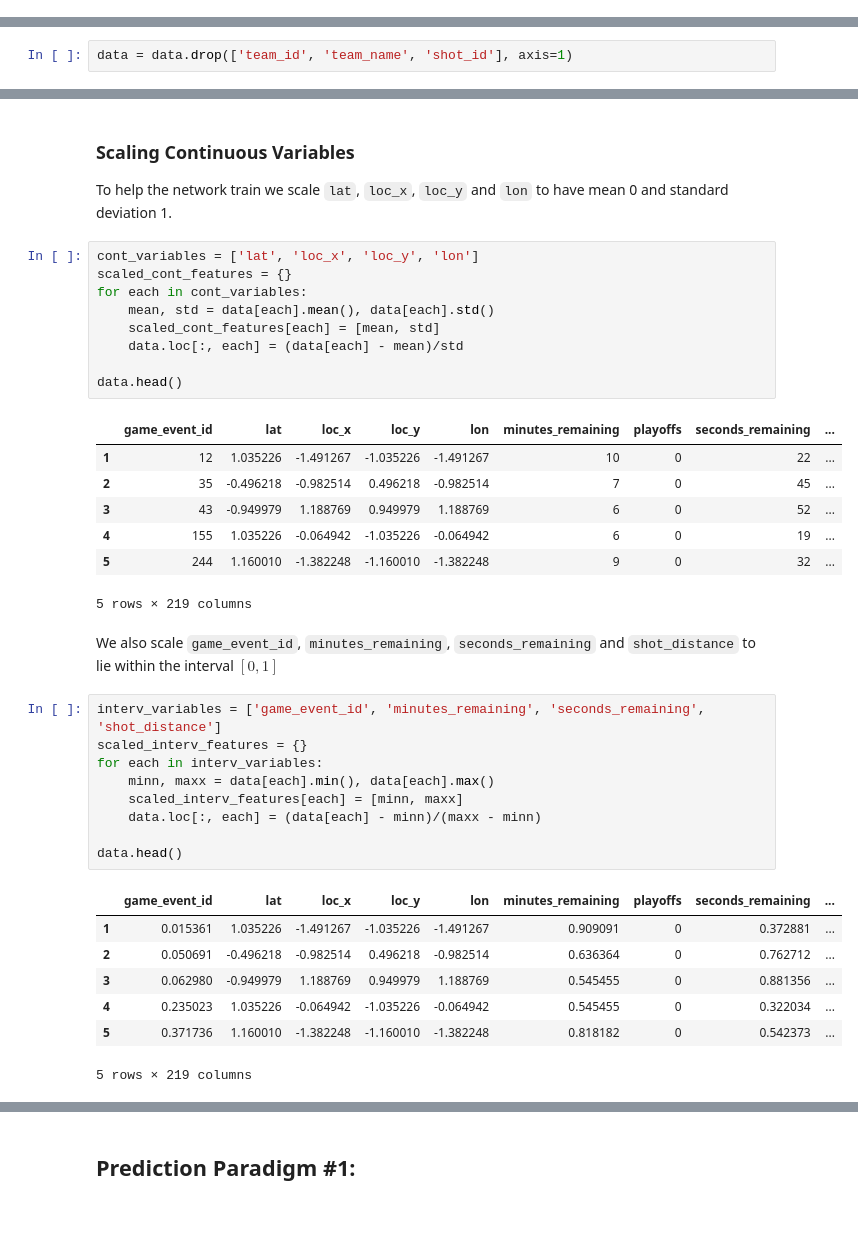
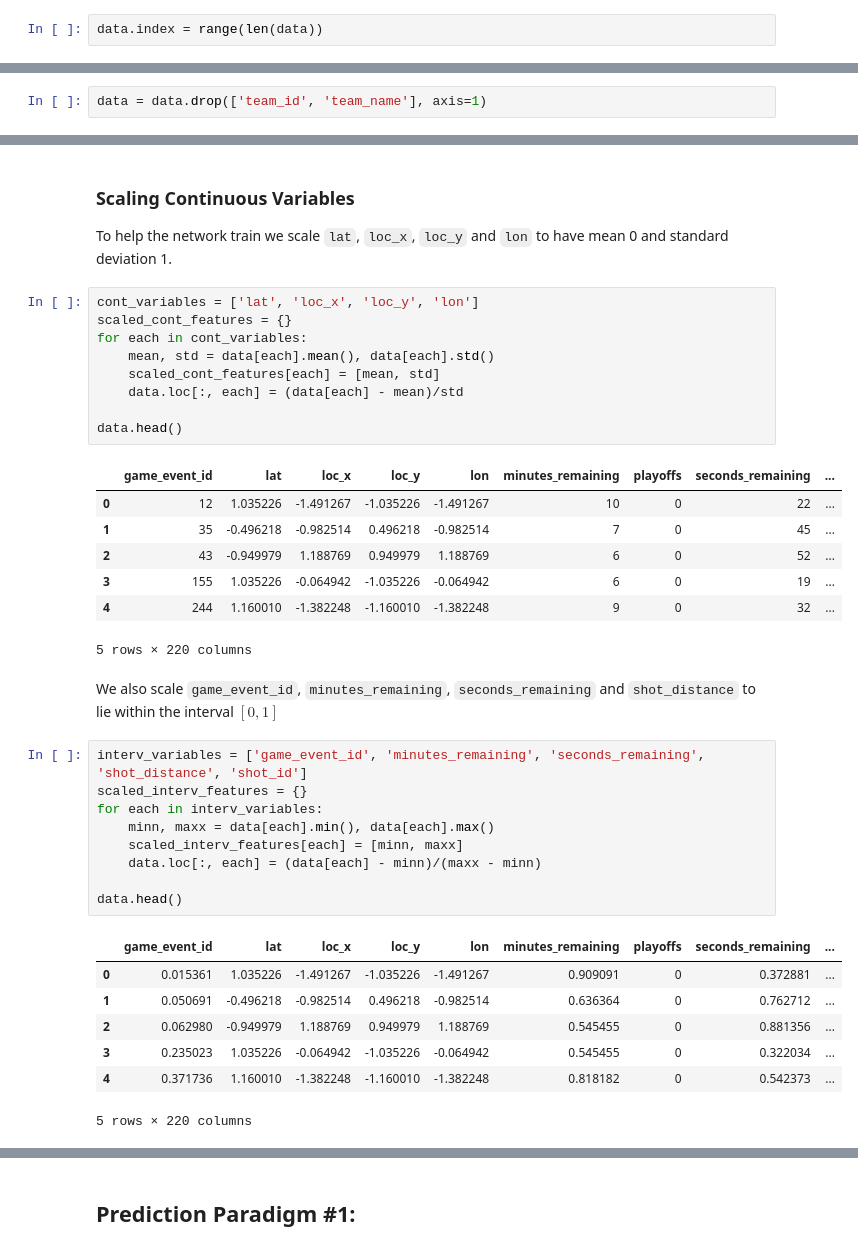
Before and after one commit to andrewrosss/kobe_shot_selection, a Jupyter notebook: kobenn.ipynb, the cells around one changed output, grey strips where cells are left out. Cells and saved outputs as stored; diff of their text form; blank space fills up the shorter version.

Commit message:
add 'shot_id' to the data that the model trains on

```diff
--- a/kobenn.ipynb
+++ b/kobenn.ipynb
@@ -74 +76,3 @@ Name: shot_made_flag, dtype: float64
+# %%
+data.index = range(len(data))
 # %% [markdown]
@@ -88,5 +90,5 @@ The `team_id` and `team_name` features are constant and not useful - we'll remov
 # %%
-data = data.drop(['team_id', 'team_name', 'shot_id'], axis=1)
+data = data.drop(['team_id', 'team_name'], axis=1)
 # %% [markdown]
 Lastly, we'll drop the date, only because I need to find a nice way to incorporate it ...
 # %%
@@ -135,31 +137,31 @@ for each in cont_variables:
 data.head()
 # %% [output]
 |  | game_event_id | lat | loc_x | loc_y | lon | minutes_remaining | playoffs | seconds_remaining | ... |
-| 1 | 12 | 1.035226 | -1.491267 | -1.035226 | -1.491267 | 10 | 0 | 22 | ... |
-| 2 | 35 | -0.496218 | -0.982514 | 0.496218 | -0.982514 | 7 | 0 | 45 | ... |
-| 3 | 43 | -0.949979 | 1.188769 | 0.949979 | 1.188769 | 6 | 0 | 52 | ... |
-| 4 | 155 | 1.035226 | -0.064942 | -1.035226 | -0.064942 | 6 | 0 | 19 | ... |
-| 5 | 244 | 1.160010 | -1.382248 | -1.160010 | -1.382248 | 9 | 0 | 32 | ... |
+| 0 | 12 | 1.035226 | -1.491267 | -1.035226 | -1.491267 | 10 | 0 | 22 | ... |
+| 1 | 35 | -0.496218 | -0.982514 | 0.496218 | -0.982514 | 7 | 0 | 45 | ... |
+| 2 | 43 | -0.949979 | 1.188769 | 0.949979 | 1.188769 | 6 | 0 | 52 | ... |
+| 3 | 155 | 1.035226 | -0.064942 | -1.035226 | -0.064942 | 6 | 0 | 19 | ... |
+| 4 | 244 | 1.160010 | -1.382248 | -1.160010 | -1.382248 | 9 | 0 | 32 | ... |
-5 rows × 219 columns
+5 rows × 220 columns
 # %% [markdown]
 We also scale `game_event_id`, `minutes_remaining`, `seconds_remaining` and `shot_distance` to lie within the interval $[0,1]$
 # %%
-interv_variables = ['game_event_id', 'minutes_remaining', 'seconds_remaining', 'shot_distance']
+interv_variables = ['game_event_id', 'minutes_remaining', 'seconds_remaining', 'shot_distance', 'shot_id']
 scaled_interv_features = {}
 for each in interv_variables:
     minn, maxx = data[each].min(), data[each].max()
     scaled_interv_features[each] = [minn, maxx]
     data.loc[:, each] = (data[each] - minn)/(maxx - minn)
 
 data.head()
 # %% [output]
 |  | game_event_id | lat | loc_x | loc_y | lon | minutes_remaining | playoffs | seconds_remaining | ... |
-| 1 | 0.015361 | 1.035226 | -1.491267 | -1.035226 | -1.491267 | 0.909091 | 0 | 0.372881 | ... |
-| 2 | 0.050691 | -0.496218 | -0.982514 | 0.496218 | -0.982514 | 0.636364 | 0 | 0.762712 | ... |
-| 3 | 0.062980 | -0.949979 | 1.188769 | 0.949979 | 1.188769 | 0.545455 | 0 | 0.881356 | ... |
-| 4 | 0.235023 | 1.035226 | -0.064942 | -1.035226 | -0.064942 | 0.545455 | 0 | 0.322034 | ... |
-| 5 | 0.371736 | 1.160010 | -1.382248 | -1.160010 | -1.382248 | 0.818182 | 0 | 0.542373 | ... |
+| 0 | 0.015361 | 1.035226 | -1.491267 | -1.035226 | -1.491267 | 0.909091 | 0 | 0.372881 | ... |
+| 1 | 0.050691 | -0.496218 | -0.982514 | 0.496218 | -0.982514 | 0.636364 | 0 | 0.762712 | ... |
+| 2 | 0.062980 | -0.949979 | 1.188769 | 0.949979 | 1.188769 | 0.545455 | 0 | 0.881356 | ... |
+| 3 | 0.235023 | 1.035226 | -0.064942 | -1.035226 | -0.064942 | 0.545455 | 0 | 0.322034 | ... |
+| 4 | 0.371736 | 1.160010 | -1.382248 | -1.160010 | -1.382248 | 0.818182 | 0 | 0.542373 | ... |
-5 rows × 219 columns
+5 rows × 220 columns
 # %% [markdown]
 ## Building Models
 
```
Also changed, not shown: parts of 7 cells of this notebook.
